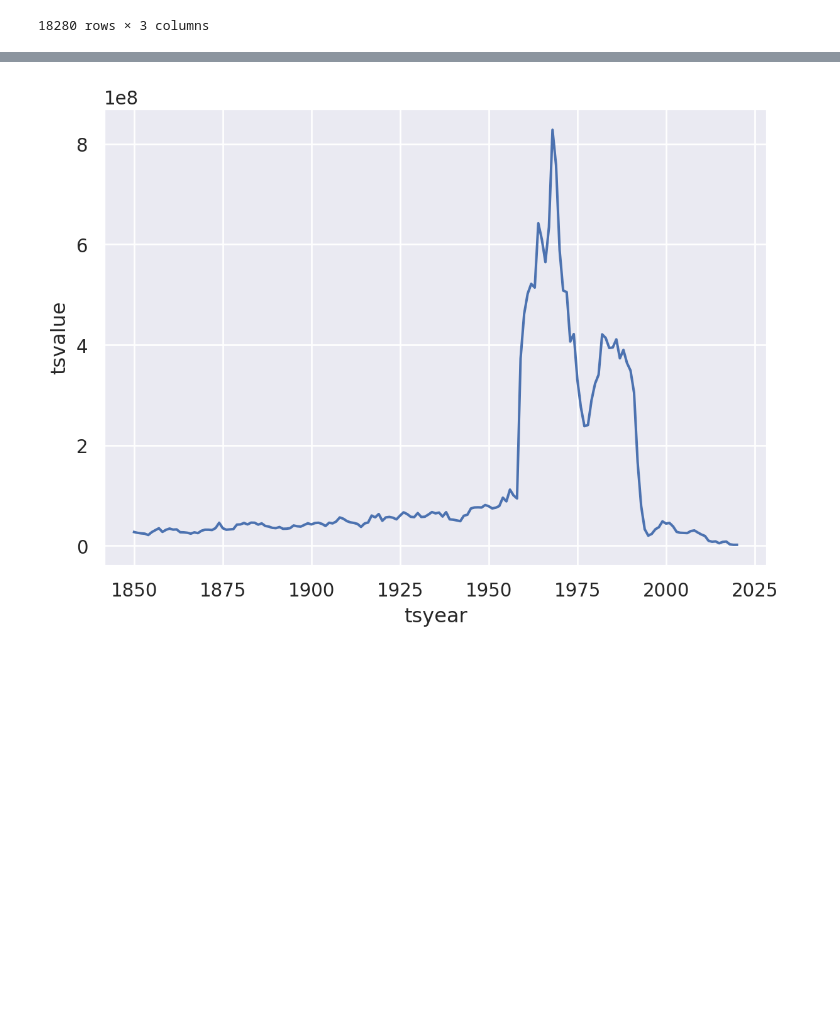
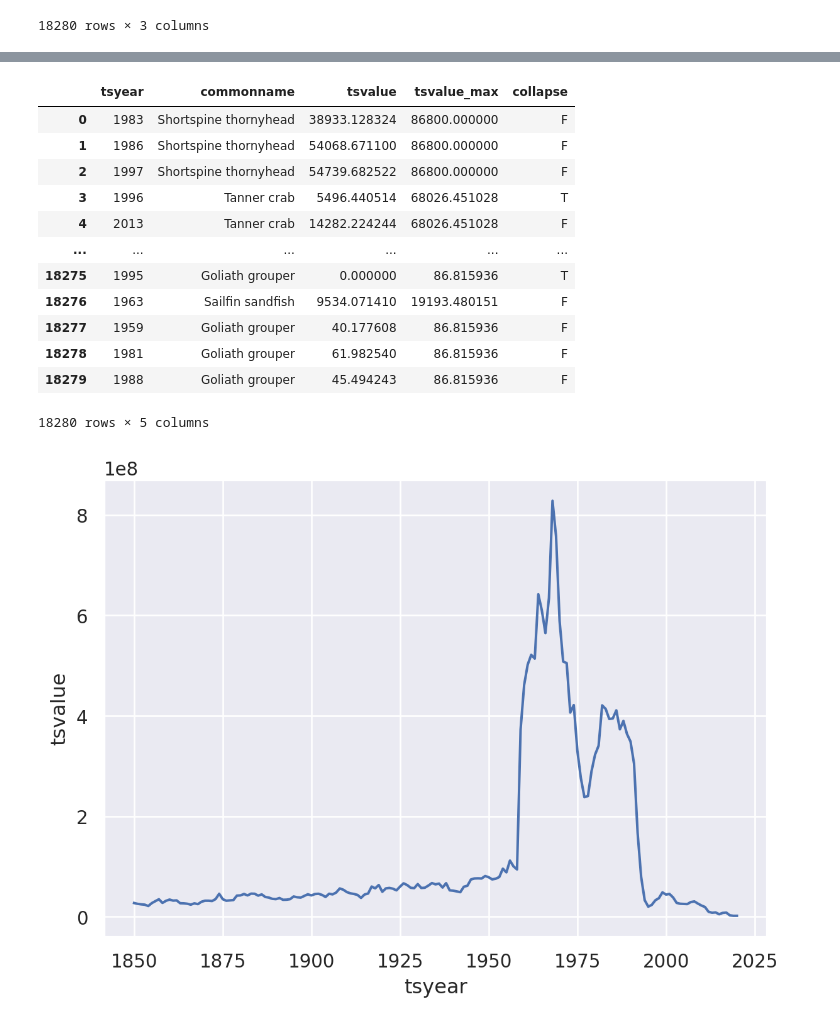
Before and after one commit to espm-288/fish-la-erg-fish, a Jupyter notebook: notebook.ipynb, the cells around one changed output, grey strips where cells are left out. Drawn from its saved outputs; the diff is of its cells as text; code cells hidden in the pictures; blank space fills up the shorter version.

```diff
--- a/notebook.ipynb
+++ b/notebook.ipynb
@@ -181,3 +181,6 @@ fish_landings.execute()
 | 18278 | 1985 | Shortfin mako | 1765.534883 |
 | 18279 | 2014 | Shortfin mako | 926.566992 |
 18280 rows × 3 columns
+# %%
+max_value = fish_landings.group_by(_.commonname).aggregate(tsvalue_max=_.tsvalue.max())
+max_value.execute()
@@ -183,0 +201,4 @@ fish_landings.execute()
+# %%
+fish_catch = fish_landings.join(max_value, 'commonname')
+
+fish_catch.execute()
@@ -183,0 +219,24 @@ fish_landings.execute()
+# %%
+fish_catch = fish_catch.mutate (
+    collapse = (
+        ibis.case()
+        .when(fish_catch.tsvalue<(0.1*fish_catch.tsvalue_max), 'T')
+        .else_('F')
+        .end()
+    )
+)
+fish_catch.execute()
+# %% [output]
+|  | tsyear | commonname | tsvalue | tsvalue_max | collapse |
+| 0 | 1983 | Shortspine thornyhead | 38933.128324 | 86800.000000 | F |
+| 1 | 1986 | Shortspine thornyhead | 54068.671100 | 86800.000000 | F |
+| 2 | 1997 | Shortspine thornyhead | 54739.682522 | 86800.000000 | F |
+| 3 | 1996 | Tanner crab | 5496.440514 | 68026.451028 | T |
+| 4 | 2013 | Tanner crab | 14282.224244 | 68026.451028 | F |
+| ... | ... | ... | ... | ... | ... |
+| 18275 | 1995 | Goliath grouper | 0.000000 | 86.815936 | T |
+| 18276 | 1963 | Sailfin sandfish | 9534.071410 | 19193.480151 | F |
+| 18277 | 1959 | Goliath grouper | 40.177608 | 86.815936 | F |
+| 18278 | 1981 | Goliath grouper | 61.982540 | 86.815936 | F |
+| 18279 | 1988 | Goliath grouper | 45.494243 | 86.815936 | F |
+18280 rows × 5 columns
```
Also changed, not shown: parts of 3 cells of this notebook.
